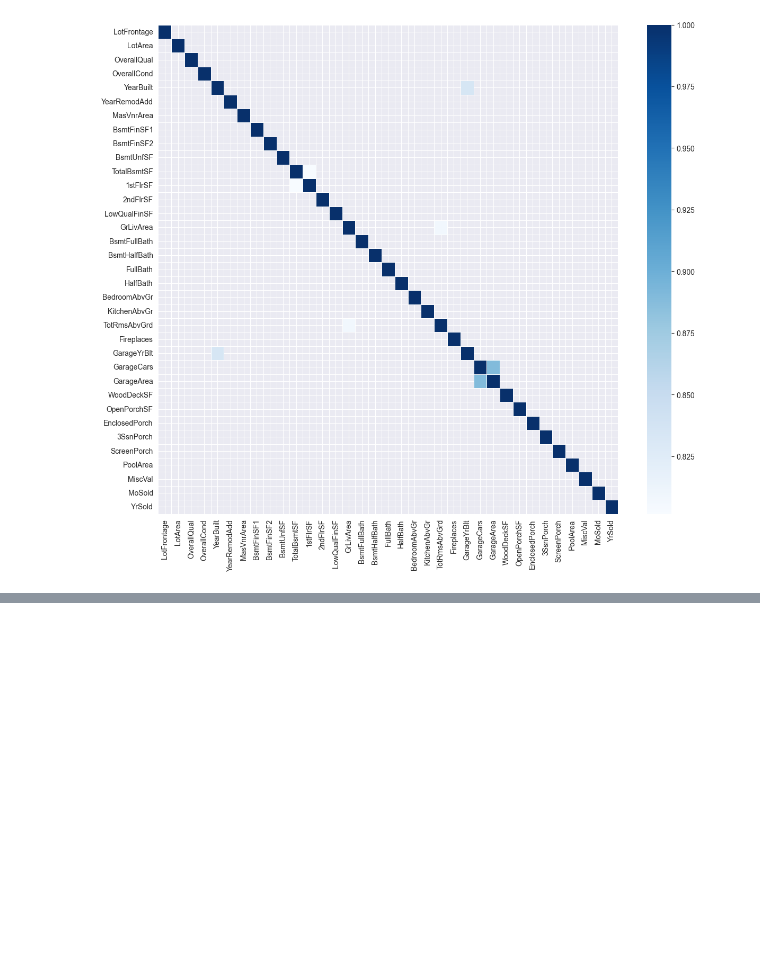
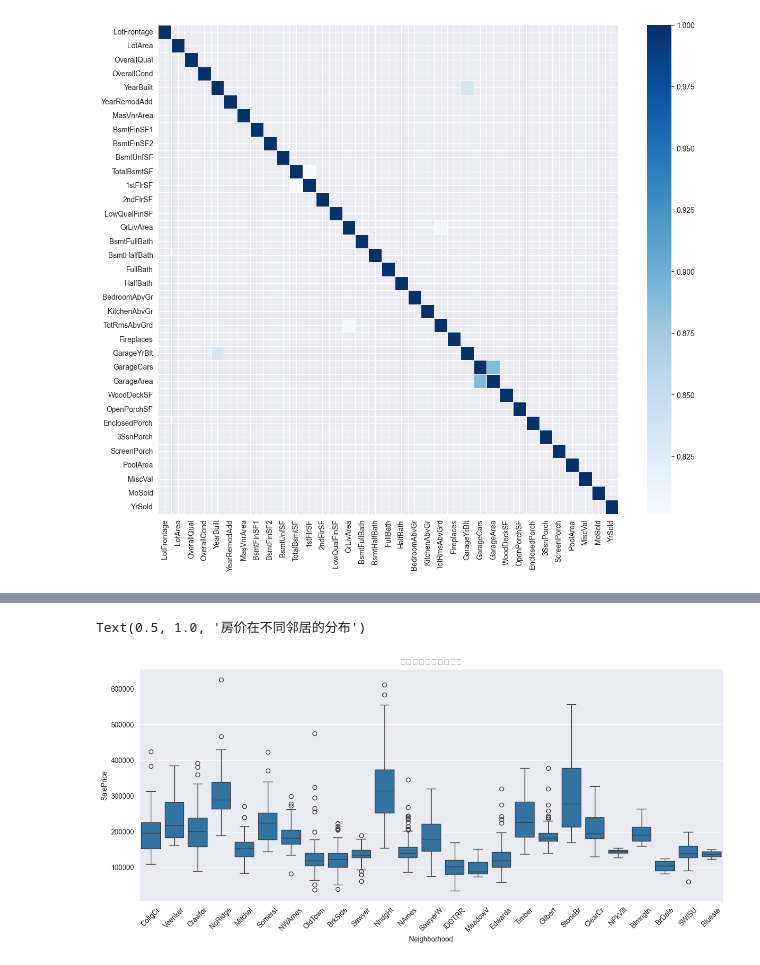
Before and after one commit to t734070824/my-projects, a Jupyter notebook: Housing-Prices-Competition/Housing-Prices-Competition.ipynb, the cells around one changed output, grey strips where cells are left out. Cells and saved outputs as stored; diff of their text form; code cells hidden in the pictures; blank space fills up the shorter version.

```diff
--- a/Housing-Prices-Competition/Housing-Prices-Competition.ipynb
+++ b/Housing-Prices-Competition/Housing-Prices-Competition.ipynb
@@ -139,0 +246,6 @@ sns.heatmap(correlation, mask = correlation <0.8, linewidth=0.5, cmap='Blues')
+# %%
+train_data = train_data.drop(train_data[train_data['LotFrontage'] > 200].index)
+train_data = train_data.drop(train_data[train_data['LotArea'] > 100000].index)
+train_data = train_data.drop(train_data[train_data['BsmtFinSF1'] > 4000].index)
+train_data = train_data.drop(train_data[train_data['TotalBsmtSF'] > 5000].index)
+train_data = train_data.drop(train_data[train_data['GrLivArea'] > 4000].index)
@@ -139,0 +281,11 @@ sns.heatmap(correlation, mask = correlation <0.8, linewidth=0.5, cmap='Blues')
+# %%
+import seaborn as sns
+import matplotlib.pyplot as plt
+
+plt.figure(figsize=(15, 6))
+sns.boxplot(x='Neighborhood', y='SalePrice', data=train_data)
+plt.xticks(rotation=45)
+plt.title('房价在不同邻居的分布')
+# %% [output]
+Text(0.5, 1.0, '房价在不同邻居的分布')
+[figure, added]
```
Also changed, not shown: parts of 44 cells of this notebook, 2 other files.
